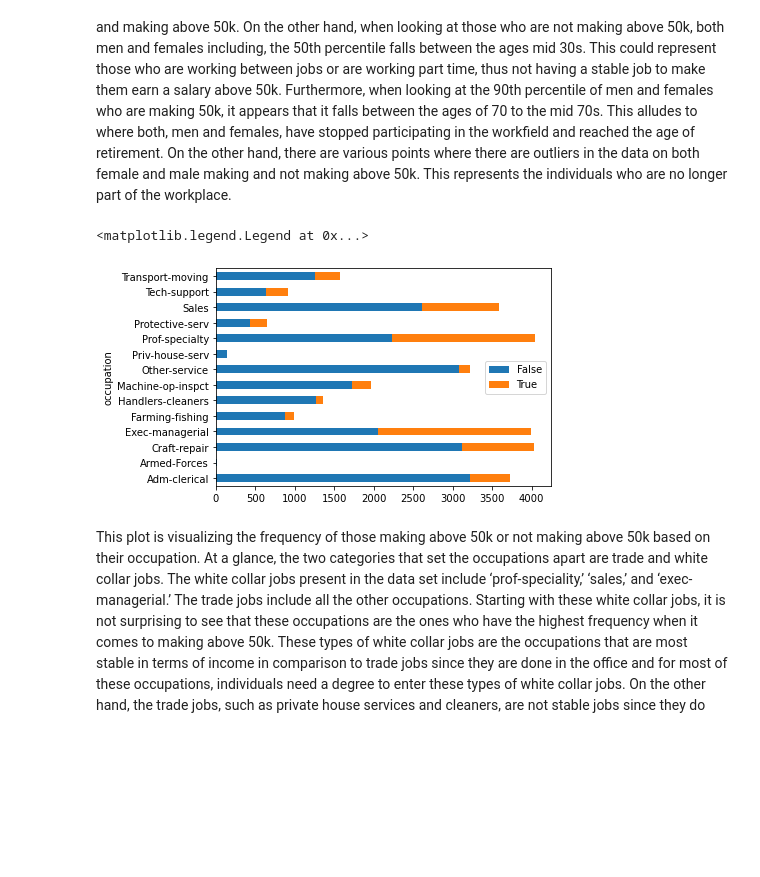
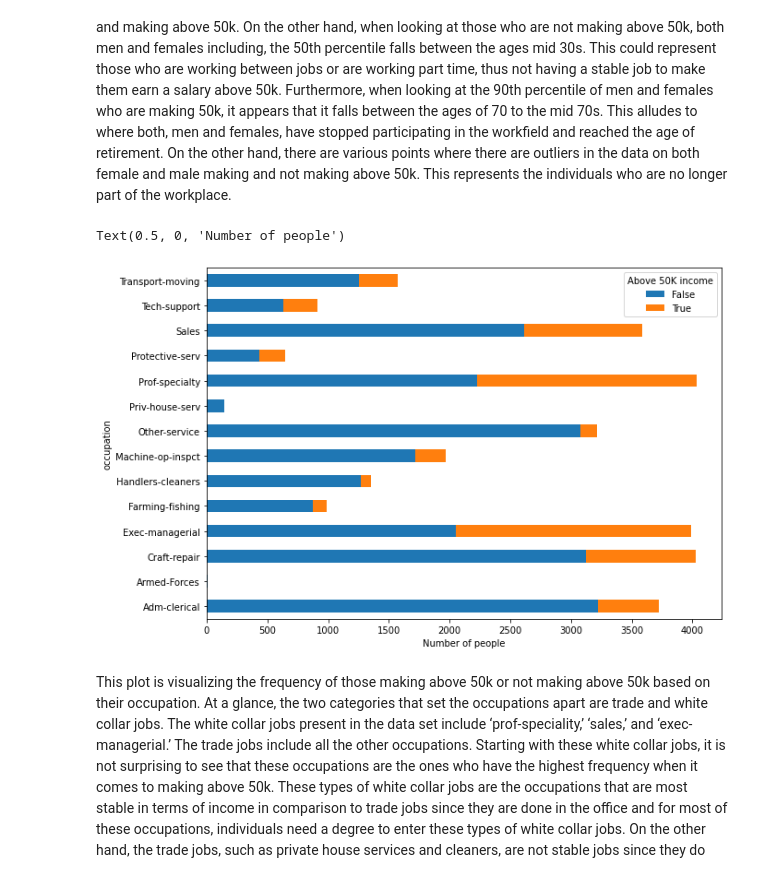
Before and after one commit to mariaherediaa/CS5324-Labs, a Jupyter notebook: Lab1/Lab 1.ipynb, the cells around one changed output. Drawn from its saved outputs; the diff is of its cells as text; code cells hidden in the pictures; blank space fills up the shorter version.

```diff
--- a/Lab1/Lab 1.ipynb
+++ b/Lab1/Lab 1.ipynb
@@ -19,11 +19,13 @@ The data is given to us as a CSV, which we can easily load using Pandas.
 # %%
 import pandas as pd
 import numpy as np
+import matplotlib
 import matplotlib.pyplot as plt
 import seaborn as sns
 import warnings
 warnings.simplefilter('ignore', FutureWarning)
 %matplotlib inline
+matplotlib.rcParams['figure.figsize'] = (10, 7)
 
 
 # Data is given without column names
@@ -276,9 +278,10 @@ By looking at the graph above, it represents individuals who are making above 50
 # %%
 pd.crosstab(df['occupation'], df['above_50K_income'].astype(bool)).plot(kind='barh', stacked=True)
-plt.legend(loc='best')
+plt.legend(loc='best', title="Above 50K income")
+plt.xlabel("Number of people")
 # %% [output]
-<matplotlib.legend.Legend at 0x...>
+Text(0.5, 0, 'Number of people')
-[figure, old version]
+[figure, new version]
 # %% [markdown]
 This plot is visualizing the frequency of those making above 50k or not making above 50k based on their occupation. At a glance, the two categories that set the occupations apart are trade and white collar jobs. The white collar jobs present in the data set include ‘prof-speciality,’ ‘sales,’ and ‘exec-managerial.’ The trade jobs include all the other occupations. Starting with these white collar jobs, it is not surprising to see that these occupations are the ones who have the highest frequency when it comes to making above 50k. These types of white collar jobs are the occupations that are most stable in terms of income in comparison to trade jobs since they are done in the office and for most of these occupations, individuals need a degree to enter these types of white collar jobs. On the other hand, the trade jobs, such as private house services and cleaners, are not stable jobs since they do not require a degree to complete that type of job. Thus, not having a job that is considered stable, in terms of working hours and salary, causes the frequency of these individuals who partake in that type of work field to not be earning above 50k.
 # %% [markdown]
```
Also changed, not shown: parts of 7 cells of this notebook.
